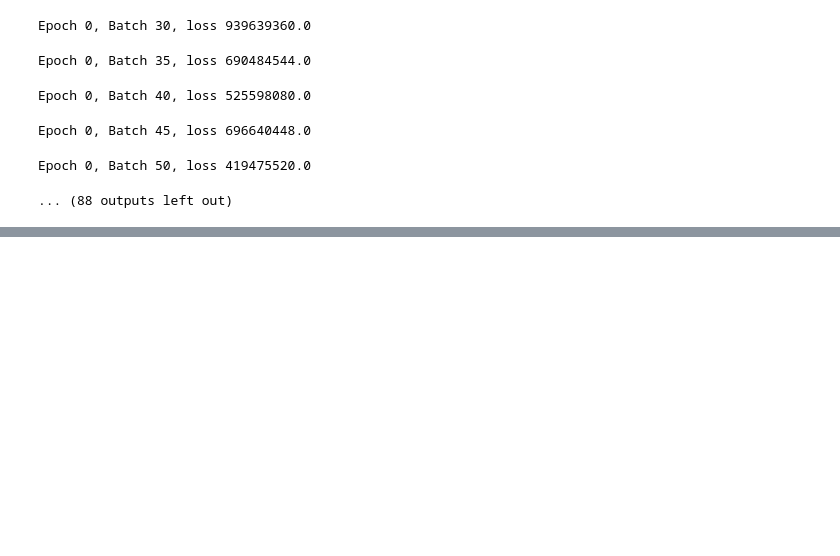
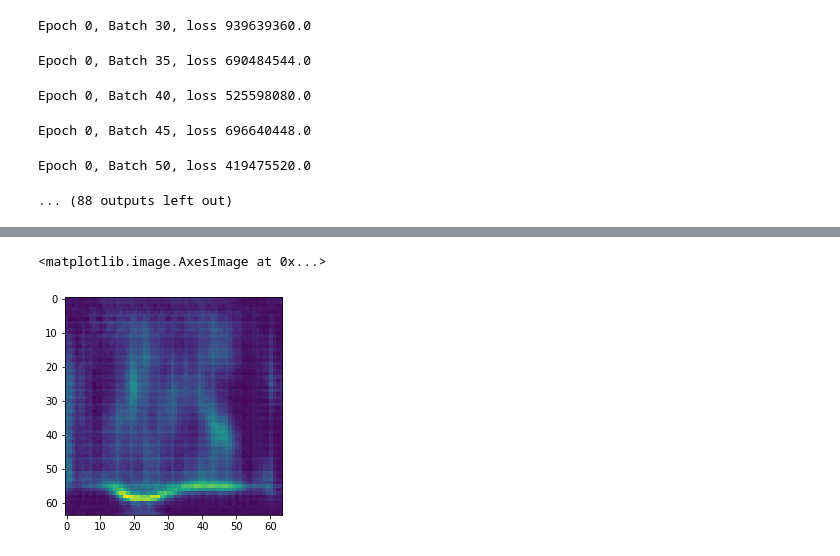
Before and after one commit to Alexponomarev7/svg-vae, a Jupyter notebook: vae_svg_decoding.ipynb, the cells around one changed output, grey strips where cells are left out. Drawn from its saved outputs; the diff is of its cells as text; code cells hidden in the pictures; blank space fills up the shorter version.

```diff
--- a/vae_svg_decoding.ipynb
+++ b/vae_svg_decoding.ipynb
@@ -197,0 +220,7 @@ Epoch 0, Batch 50, loss 419475520.0
+# %%
+img = model.decoder(torch.randn(32), torch.Tensor([1]))
+# %%
+plt.imshow(np.array(img[0][0].detach()))
+# %% [output]
+<matplotlib.image.AxesImage at 0x...>
+[figure, added]
```
Also changed, not shown: parts of 2 cells of this notebook, 3 other files.
